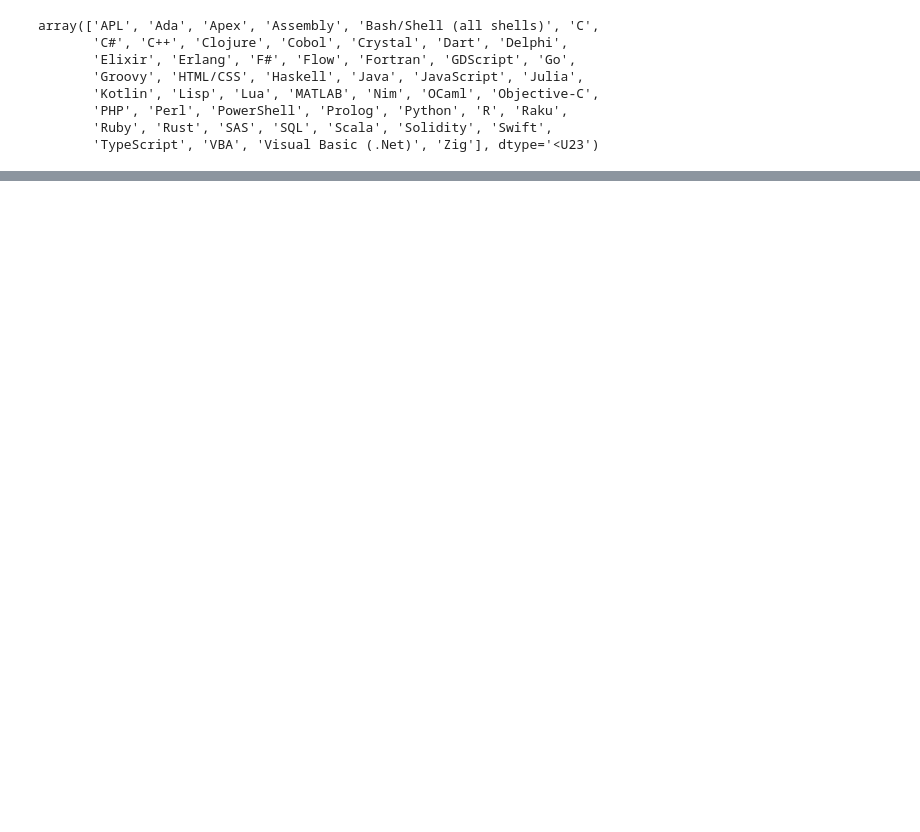
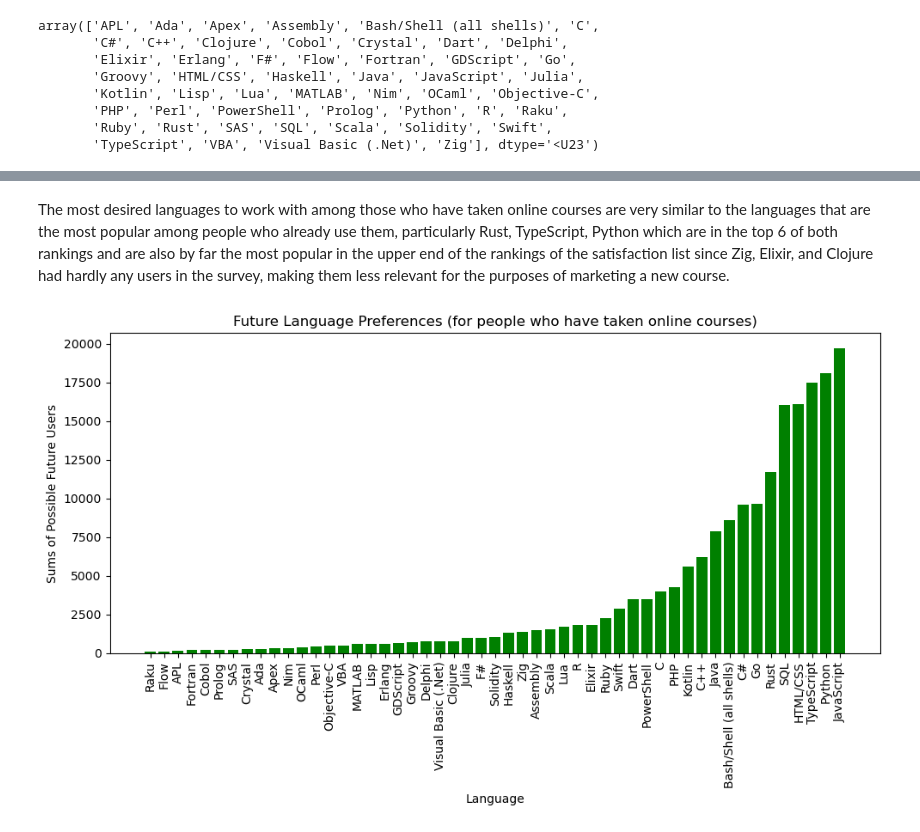
Before and after one commit to SarthakHa/stackoverflow-data-2023, a Jupyter notebook: analysis.ipynb, the cells around one changed output, grey strips where cells are left out. Saved outputs shown, nothing was run; the diff lists cells and outputs as text; code cells hidden in the pictures; blank space fills up the shorter version.

```diff
--- a/analysis.ipynb
+++ b/analysis.ipynb
@@ -216,4 +220,4 @@ Index(['ResponseId', 'MainBranch', 'Age', 'Employment', 'RemoteWork',
 online_learners = get_boolean_cols(survey_results, "LearnCode", None)
 # %%
 # LearnCode=Other online resources (e.g., videos, blogs, forum)
-online_learners[(online_learners["LearnCode=Online Courses or Certification"] == 1)]
+online_learners = online_learners[(online_learners["LearnCode=Online Courses or Certification"] == 1)]
@@ -235,0 +243,20 @@ online_learners = get_boolean_cols(online_learners, "LanguageWantToWorkWith", No
+# %%
+want_language = {}
+j = 0
+language_names = []
+sum_values = []
+
+# Assuming online_learners is a DataFrame
+for i in online_learners.columns:
+    if "LanguageWantToWorkWith=" in i:
+        language_names.append(i)
+        sum_value = online_learners[i].sum()
+        sum_values.append(sum_value)
+
+want_language['Language'] = language_names
+want_language['Sum'] = sum_values
+
+want_df = pd.DataFrame(want_language)
+want_df = want_df.sort_values(by='Sum')
+want_df['Language'] = want_df['Language'].str.replace('LanguageWantToWorkWith=', '')
+want_df
@@ -235,0 +281,16 @@ online_learners = get_boolean_cols(online_learners, "LanguageWantToWorkWith", No
+# %% [markdown]
+The most desired languages to work with among those who have taken online courses are very similar to the languages that are the most popular among people who already use them, particularly Rust, TypeScript, Python which are in the top 6 of both rankings and are also by far the most popular in the upper end of the rankings of the satisfaction list since Zig, Elixir, and Clojure had hardly any users in the survey, making them less relevant for the purposes of marketing a new course.
+# %%
+plt.figure(figsize=(10, 6))
+plt.bar(want_df['Language'], want_df['Sum'], color='green')
+plt.xlabel('Language')
+plt.ylabel('Sums of Possible Future Users')
+plt.title('Future Language Preferences (for people who have taken online courses)')
+
+# Rotating x-axis labels for better readability if there are many languages
+plt.xticks(rotation=90)
+plt.tight_layout()
+
+plt.show()
+# %% [output]
+[figure, added]
```
Also changed, not shown: parts of 14 cells of this notebook.
